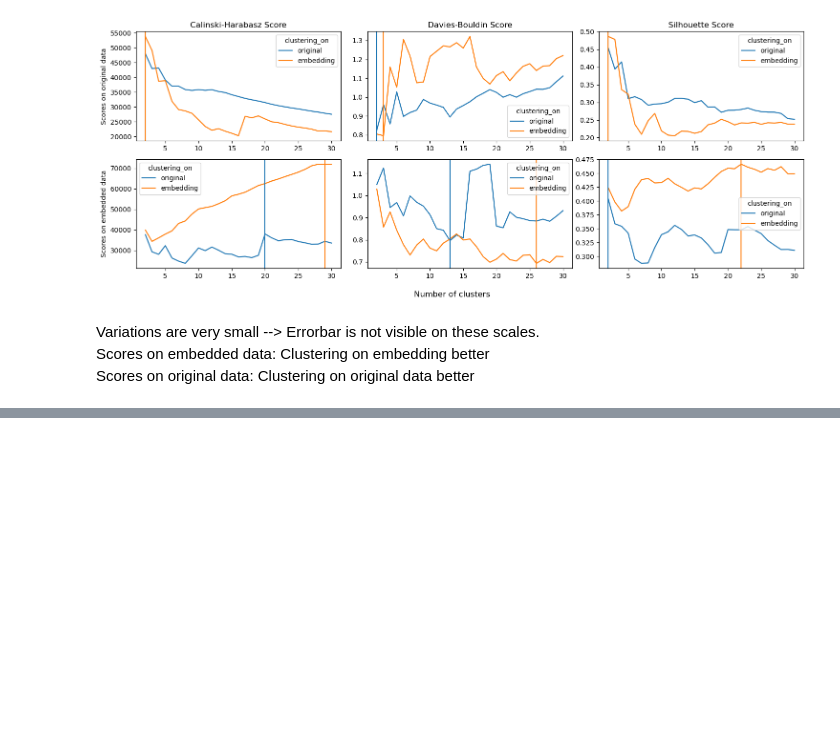
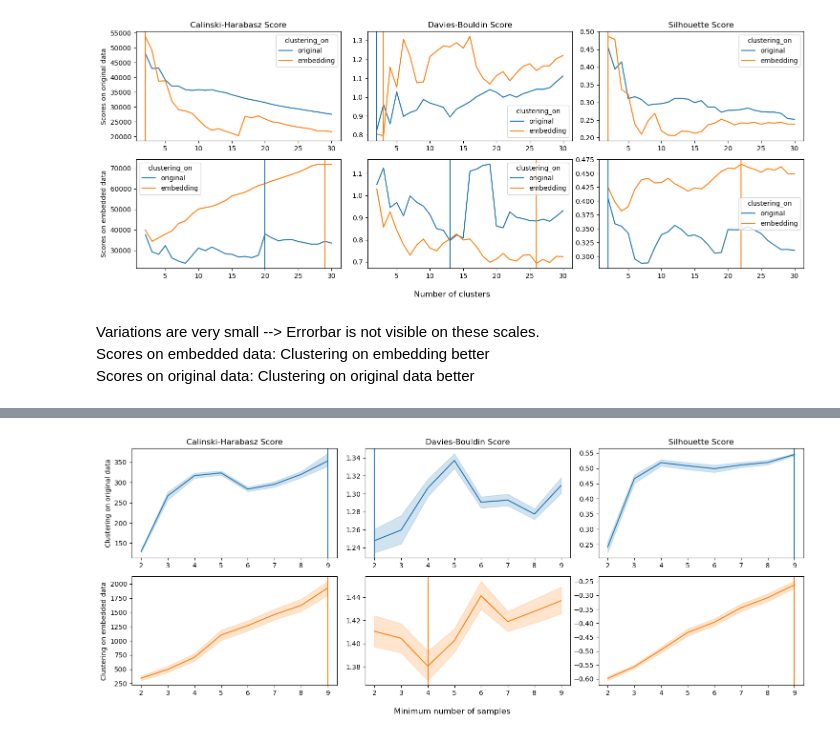
Before and after one commit to y-jenniges/ocean_cluster_validation, a Jupyter notebook: score_visualization.ipynb, the cells around one changed output, grey strips where cells are left out. Drawn from its saved outputs; the diff is of its cells as text; code cells hidden in the pictures; blank space fills up the shorter version.

```diff
--- a/score_visualization.ipynb
+++ b/score_visualization.ipynb
@@ -183,0 +198,6 @@ plt.show()
+# %%
+plot_small_score_matrix(df_dbscan, x="min_samples")
+plt.savefig("output/dbscan/small_score_matrix_min_samples.png")
+plt.show()
+# %% [output]
+[figure, added]
```
Also changed, not shown: parts of 9 cells of this notebook, 2 other files.
